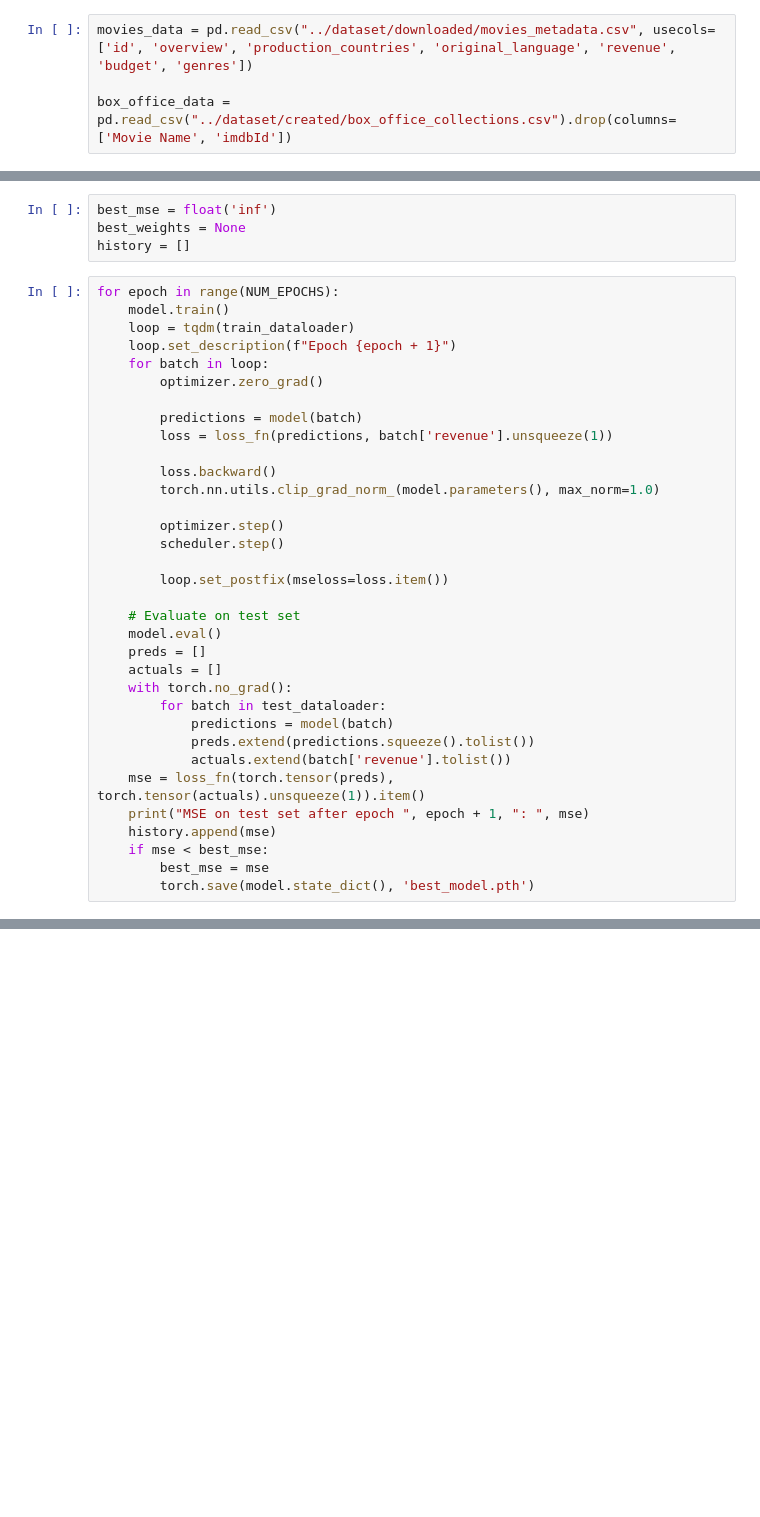
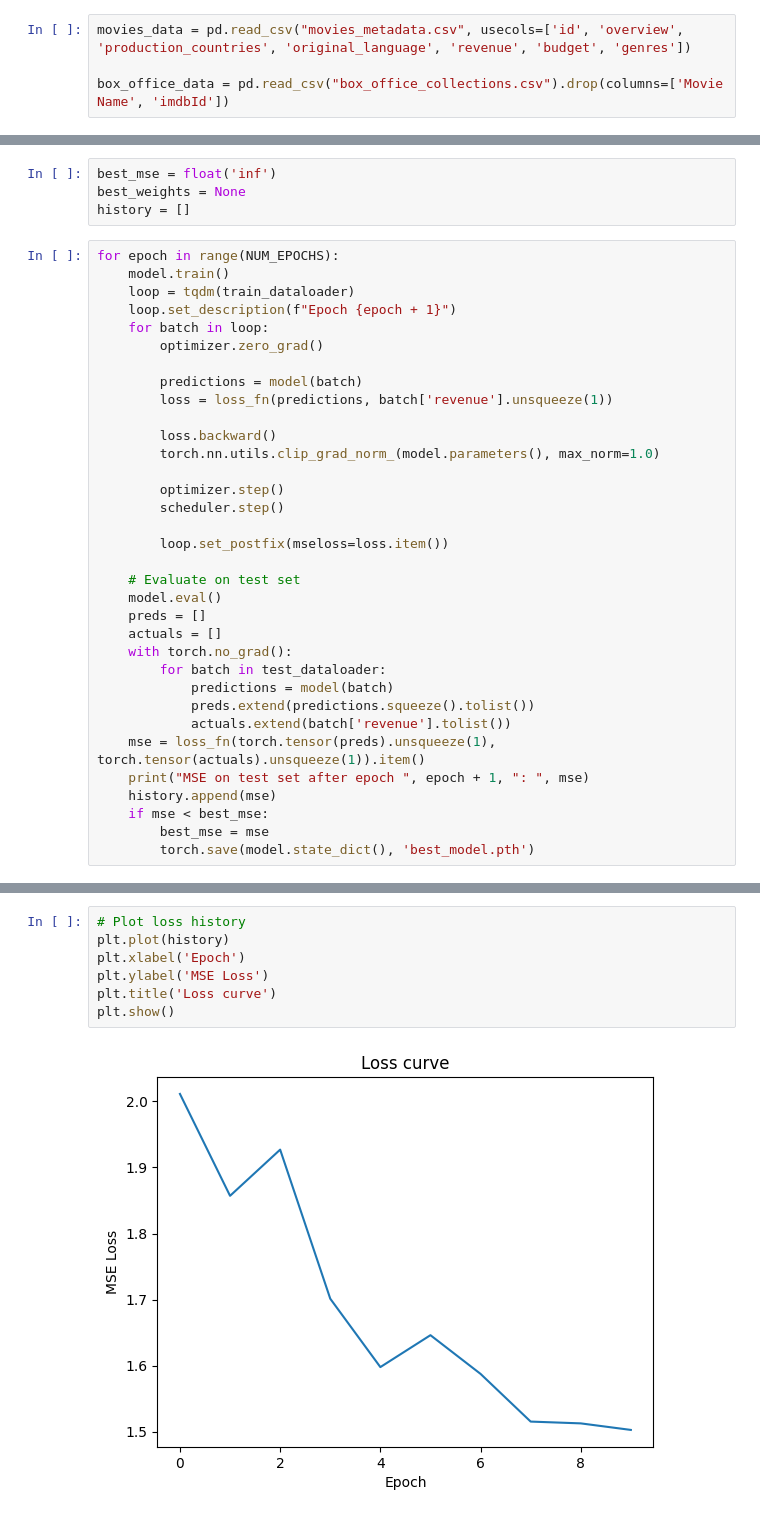
Before and after one commit to kshitij79/Cine-Sage-Insights, a Jupyter notebook: model_experiments/DVATeam20_BERT_n_regression_models.ipynb, the cells around one changed output, grey strips where cells are left out. Saved outputs shown, nothing was run; the diff lists cells and outputs as text; blank space fills up the shorter version.

```diff
--- a/model_experiments/DVATeam20_BERT_n_regression_models.ipynb
+++ b/model_experiments/DVATeam20_BERT_n_regression_models.ipynb
@@ -37,9 +39,9 @@ from tqdm import tqdm
 # %% [markdown]
 # Loading data and some stats
 # %%
-movies_data = pd.read_csv("../dataset/downloaded/movies_metadata.csv", usecols=['id', 'overview', 'production_countries', 'original_language', 'revenue', 'budget', 'genres'])
+movies_data = pd.read_csv("movies_metadata.csv", usecols=['id', 'overview', 'production_countries', 'original_language', 'revenue', 'budget', 'genres'])
 
-box_office_data = pd.read_csv("../dataset/created/box_office_collections.csv").drop(columns=['Movie Name', 'imdbId'])
+box_office_data = pd.read_csv("box_office_collections.csv").drop(columns=['Movie Name', 'imdbId'])
 # %%
 # Number of rows with missing id
 print(movies_data['id'].isna().sum())
@@ -609,7 +609,7 @@ for epoch in range(NUM_EPOCHS):
             predictions = model(batch)
             preds.extend(predictions.squeeze().tolist())
             actuals.extend(batch['revenue'].tolist())
-    mse = loss_fn(torch.tensor(preds), torch.tensor(actuals).unsqueeze(1)).item()
+    mse = loss_fn(torch.tensor(preds).unsqueeze(1), torch.tensor(actuals).unsqueeze(1)).item()
     print("MSE on test set after epoch ", epoch + 1, ": ", mse)
     history.append(mse)
     if mse < best_mse:
@@ -617,0 +636,9 @@ for epoch in range(NUM_EPOCHS):
+# %%
+# Plot loss history
+plt.plot(history)
+plt.xlabel('Epoch')
+plt.ylabel('MSE Loss')
+plt.title('Loss curve')
+plt.show()
+# %% [output]
+[figure, added]
```
Also changed, not shown: parts of 9 cells of this notebook.
